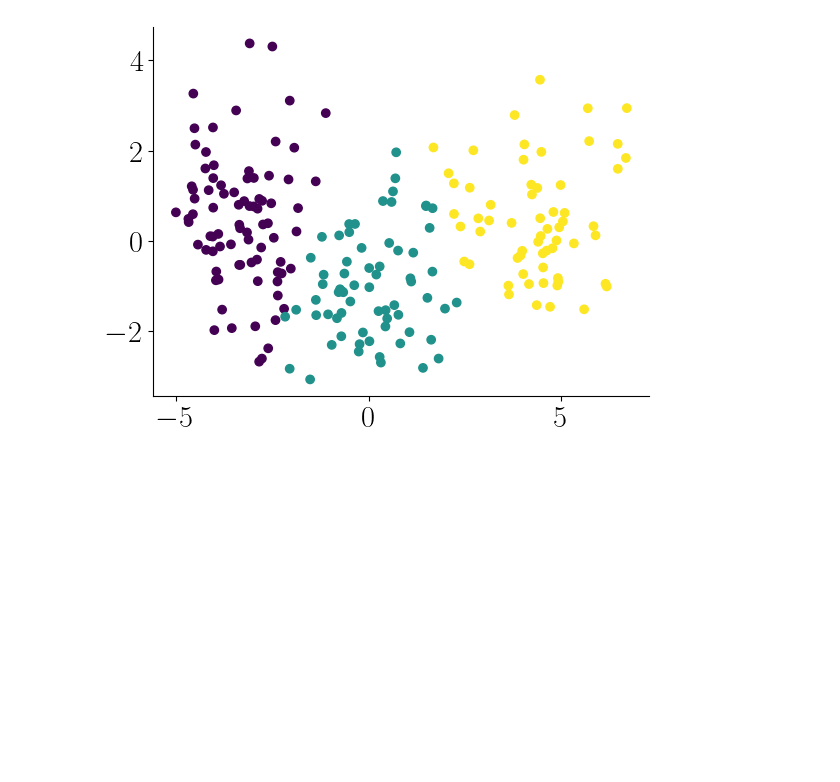
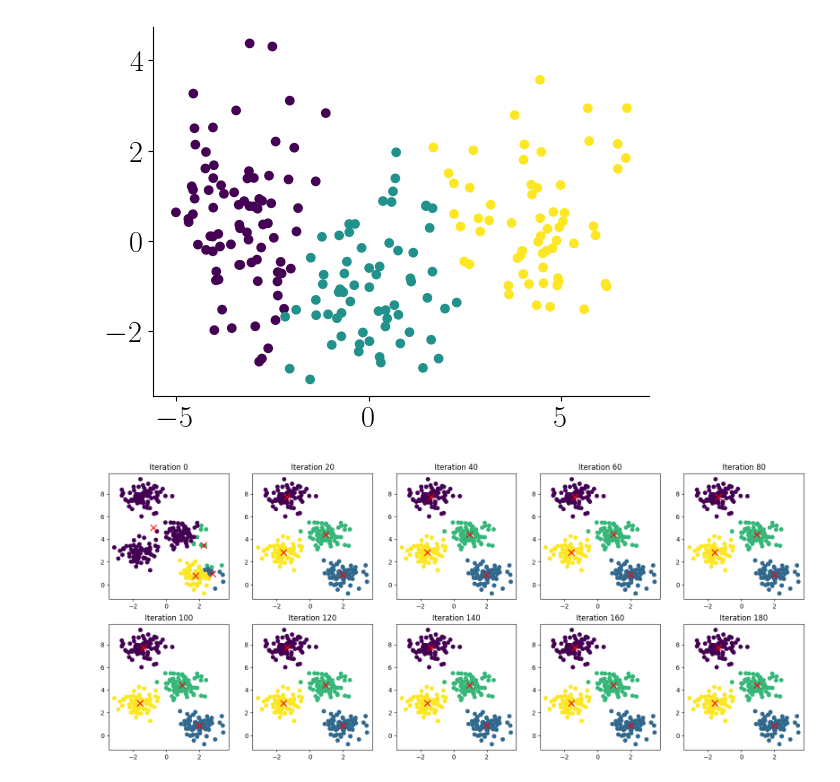
Before and after one commit to kiranvad/DOE, a Jupyter notebook: Lecture 15.ipynb, the cells around one changed output. Cells and saved outputs as stored; diff of their text form; code cells hidden in the pictures; blank space fills up the shorter version.

```diff
--- a/Lecture 15.ipynb
+++ b/Lecture 15.ipynb
@@ -71,3 +71,50 @@ with plt.style.context(plt_style):
     plt.show()
 # %% [output]
 [figure]
+# %%
+# Simple implementation
+from scipy.spatial.distance import cdist, euclidean
+from sklearn.datasets import make_blobs
+rng = np.random.RandomState()
+# load a standard data set for easier visualization
+X, y_true = make_blobs(n_samples=300, centers=4,
+                       cluster_std=0.60, random_state=0)
+
+# specify number of clusters needed
+n_clusters = 4
+
+# Some parameters for optimization loop
+max_iter = 200
+threshold = 1e-2
+
+# we need some initial centers to start out optimization step
+centers = X[rng.choice(len(X), n_clusters),...]
+fig, axs = plt.subplots(2,5, figsize=(4*5, 4*2))
+axs = axs.flatten()
+plt_id = 0
+for itr in range(max_iter):
+    error = 0
+
+    # Assignment or Expectation step
+    dists = cdist(X, centers)
+    labels = np.argmin(dists, axis=1)
+
+    # Update or Maximization step
+    new_centers = np.zeros((n_clusters, X.shape[1]))
+    for i in range(n_clusters):
+        new_centers[i,...] = X[labels==i,...].mean(axis=0)
+        error += euclidean(centers[i,...], new_centers[i,...])
+    centers = new_centers
+
+    if (100*itr/max_iter)%10==0:
+        ax = axs[plt_id]
+        ax.scatter(X[:,0], X[:,1],c=labels)
+        ax.scatter(centers[:,0], centers[:,1],
+                   color='red', marker='x', s=100
+                  )
+        ax.set_title('Iteration %d'%itr)
+        plt_id += 1
+
+plt.show()
+# %% [output]
+[figure, added]
```
Also changed, not shown: 2 other files.
